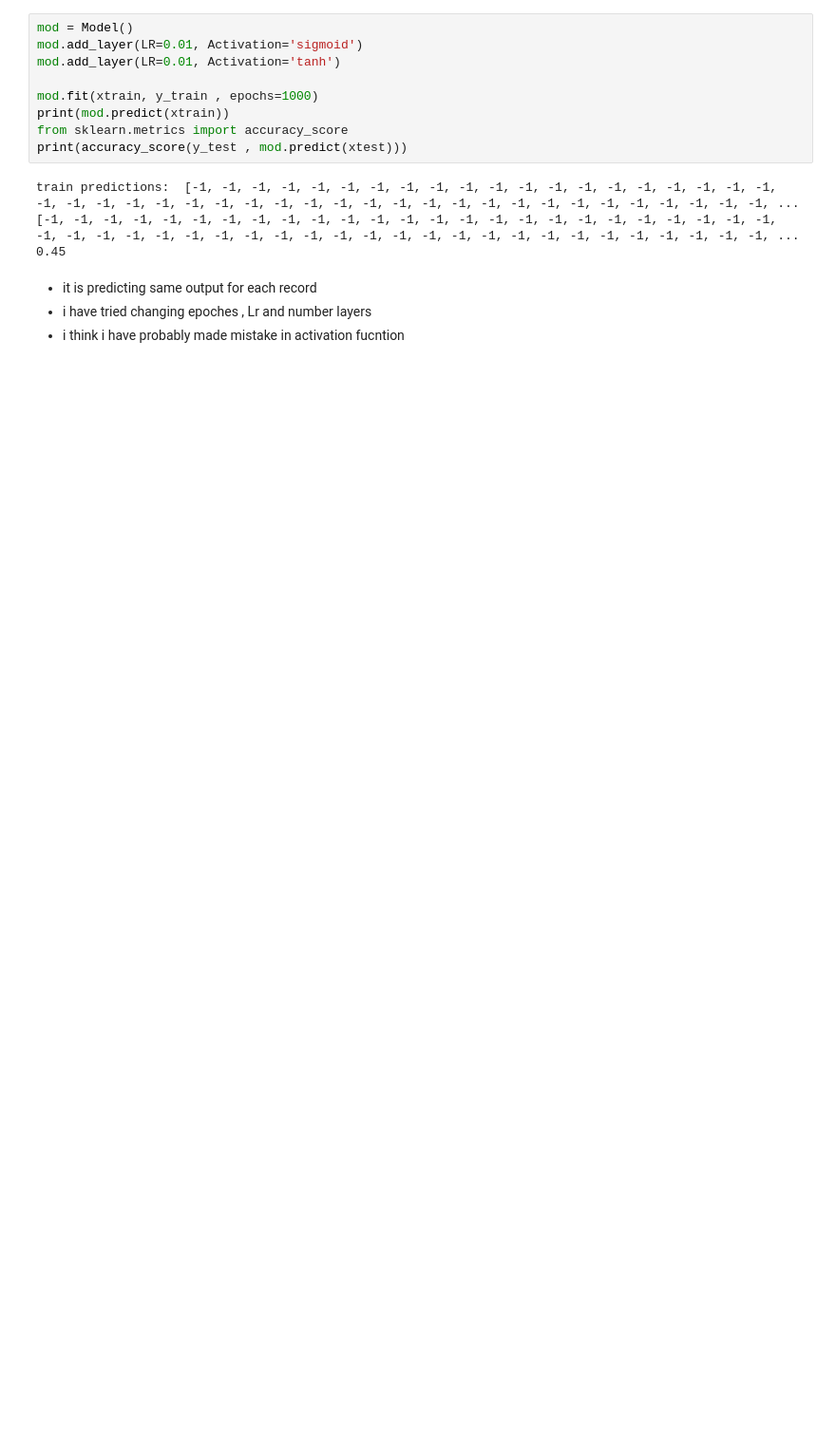
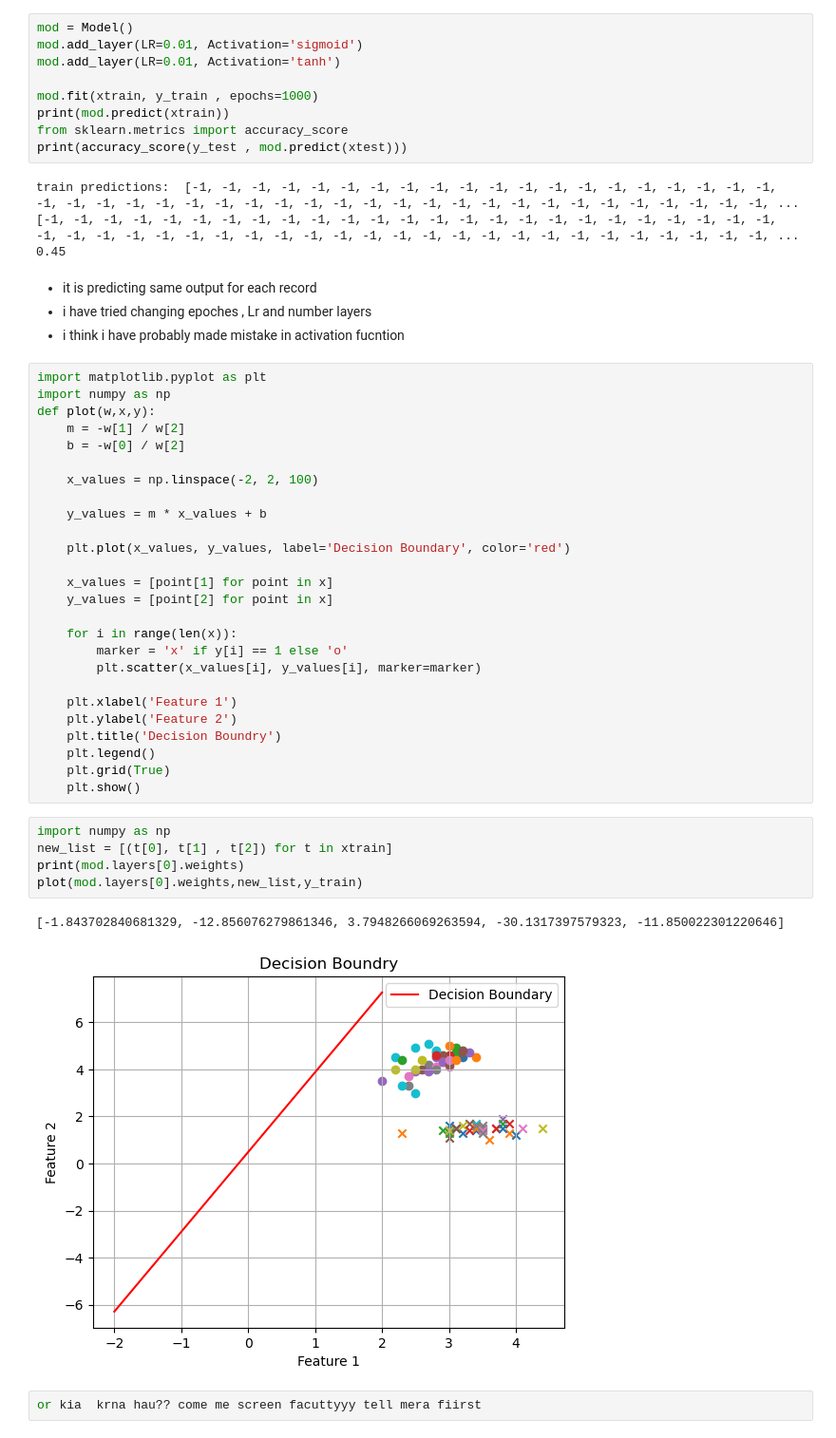
Before and after one commit to AbdulRafay03/Machine-Learning-codes-from-scratch, a Jupyter notebook: Precptron using BacPropagation.ipynb, the cells around one changed output. Shown at 95% size. Drawn from its saved outputs; the diff is of its cells as text; blank space fills up the shorter version.

```diff
--- a/Precptron using BacPropagation.ipynb
+++ b/Precptron using BacPropagation.ipynb
@@ -148,3 +149,39 @@ train predictions:  [-1, -1, -1, -1, -1, -1, -1, -1, -1, -1, -1, -1, -1, -1, -1,
 - it is predicting same output for each record
 - i have tried changing epoches , Lr and number layers
 - i think i have probably made mistake in activation fucntion
+# %%
+import matplotlib.pyplot as plt
+import numpy as np
+def plot(w,x,y):
+    m = -w[1] / w[2]
+    b = -w[0] / w[2]
+
+    x_values = np.linspace(-2, 2, 100)
+
+    y_values = m * x_values + b
+
+    plt.plot(x_values, y_values, label='Decision Boundary', color='red')
+
+    x_values = [point[1] for point in x]
+    y_values = [point[2] for point in x]
+
+    for i in range(len(x)):
+        marker = 'x' if y[i] == 1 else 'o'
+        plt.scatter(x_values[i], y_values[i], marker=marker)
+
+    plt.xlabel('Feature 1')
+    plt.ylabel('Feature 2')
+    plt.title('Decision Boundry')
+    plt.legend()
+    plt.grid(True)
+    plt.show()
+# %%
+import numpy as np
+new_list = [(t[0], t[1] , t[2]) for t in xtrain]
+print(mod.layers[0].weights)
+plot(mod.layers[0].weights,new_list,y_train)
+# %% [output]
+[-1.843702840681329, -12.856076279861346, 3.7948266069263594, -30.1317397579323, -11.850022301220646]
+[figure, added]
+# %%
+or kia  krna hau?? come me screen facuttyyy tell mera fiirst
```
Also changed, not shown: parts of 2 cells of this notebook.
